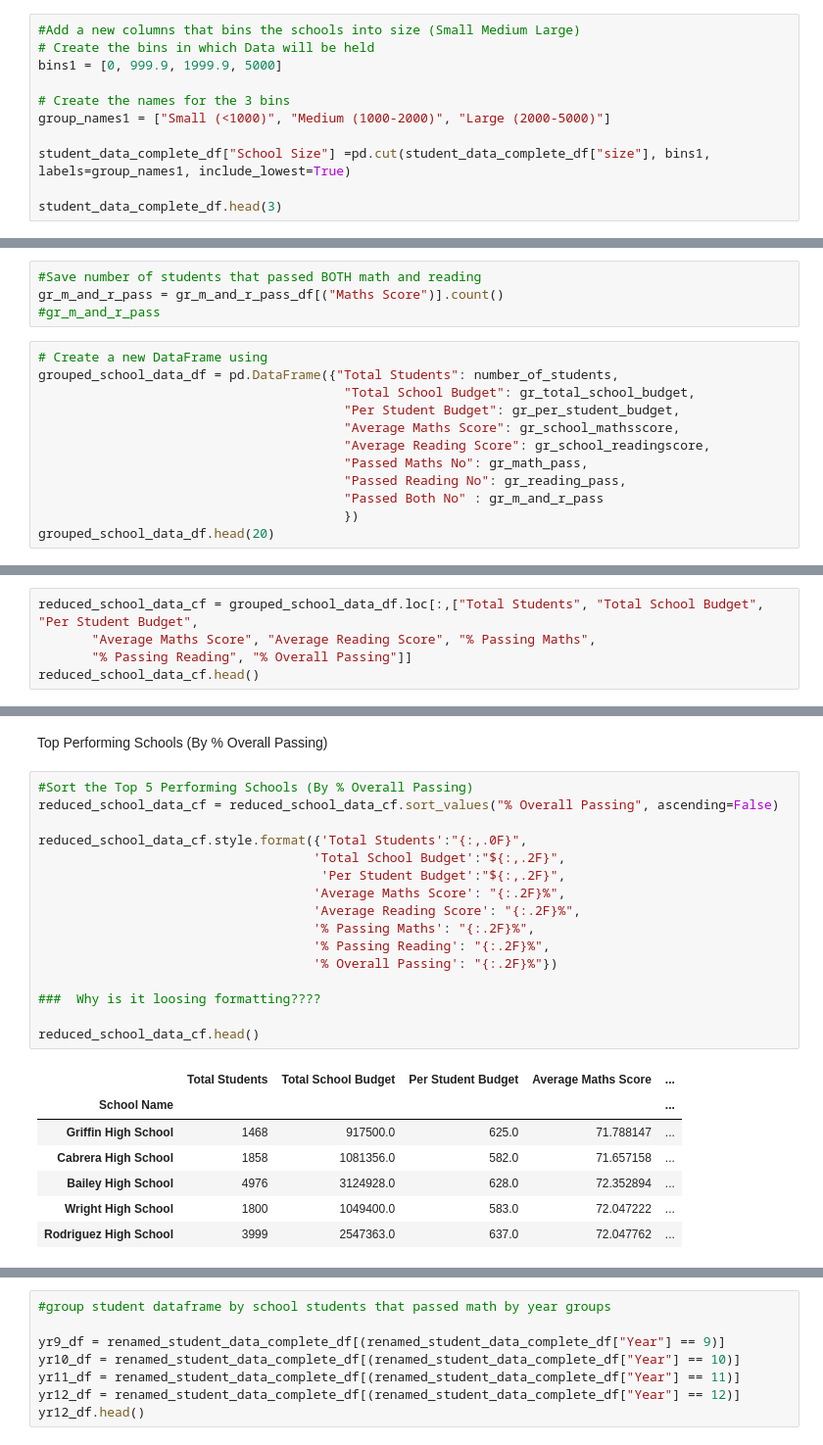
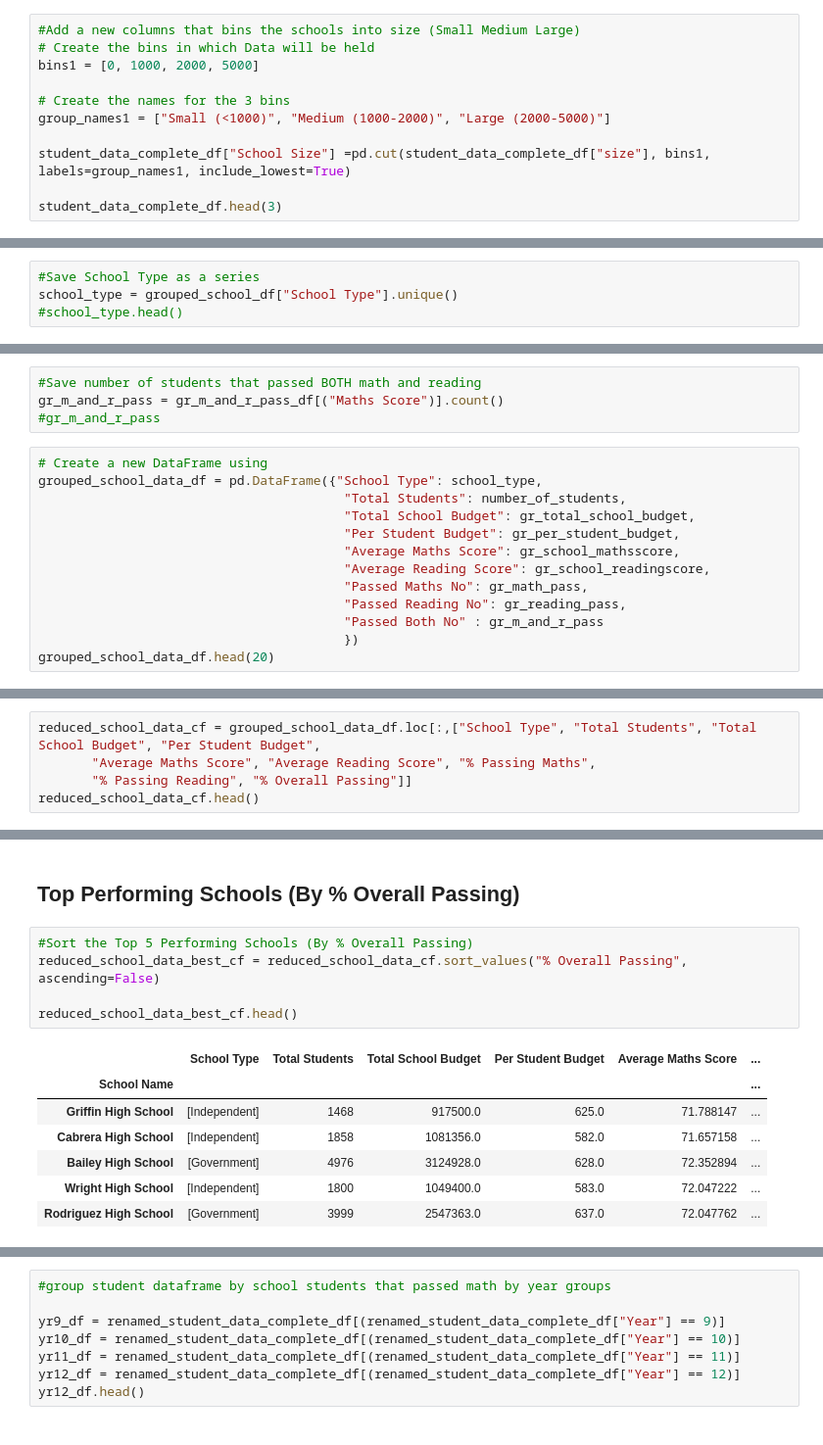
Before and after one commit to dalemunroe/pandas-challenge, a Jupyter notebook: PyCitySchools/PyCitySchools.ipynb, the cells around one changed output, grey strips where cells are left out. Shown at 98% size. Drawn from its saved outputs; the diff is of its cells as text.

```diff
--- a/PyCitySchools/PyCitySchools.ipynb
+++ b/PyCitySchools/PyCitySchools.ipynb
@@ -74,7 +74,7 @@ student_data_complete_df.head(3)
 # %%
 #Add a new columns that bins the schools into size (Small Medium Large)
 # Create the bins in which Data will be held
-bins1 = [0, 999.9, 1999.9, 5000]
+bins1 = [0, 1000, 2000, 5000]
 
 # Create the names for the 3 bins
 group_names1 = ["Small (<1000)", "Medium (1000-2000)", "Large (2000-5000)"]
@@ -250,6 +254,10 @@ grouped_school_df.count().head(20)
 | Thomas High School | 1635 | 1635 | 1635 | 1635 | 1635 | 1635 | 1635 | 1635 | ... |
 | Wilson High School | 2283 | 2283 | 2283 | 2283 | 2283 | 2283 | 2283 | 2283 | ... |
 | Wright High School | 1800 | 1800 | 1800 | 1800 | 1800 | 1800 | 1800 | 1800 | ... |
+# %%
+#Save School Type as a series
+school_type = grouped_school_df["School Type"].unique()
+#school_type.head()
 # %%
 #Save number of students as a series
 number_of_students = grouped_school_df[("Total Students")].count()
@@ -360,7 +368,8 @@ gr_m_and_r_pass = gr_m_and_r_pass_df[("Maths Score")].count()
 #gr_m_and_r_pass
 # %%
 # Create a new DataFrame using
-grouped_school_data_df = pd.DataFrame({"Total Students": number_of_students,
+grouped_school_data_df = pd.DataFrame({"School Type": school_type,
+                                        "Total Students": number_of_students,
                                         "Total School Budget": gr_total_school_budget,
                                         "Per Student Budget": gr_per_student_budget,
                                         "Average Maths Score": gr_school_mathsscore,
@@ -421,5 +430,5 @@ grouped_school_data_df.head()
 # %%
-reduced_school_data_cf = grouped_school_data_df.loc[:,["Total Students", "Total School Budget", "Per Student Budget",
+reduced_school_data_cf = grouped_school_data_df.loc[:,["School Type", "Total Students", "Total School Budget", "Per Student Budget",
        "Average Maths Score", "Average Reading Score", "% Passing Maths",
        "% Passing Reading", "% Overall Passing"]]
 reduced_school_data_cf.head()
@@ -461,27 +472,16 @@ reduced_school_data_cf.style.format({'Total Students':"{:,.0F}",
 # %% [markdown]
-Top Performing Schools (By % Overall Passing)
+## Top Performing Schools (By % Overall Passing)
 # %%
 #Sort the Top 5 Performing Schools (By % Overall Passing)
-reduced_school_data_cf = reduced_school_data_cf.sort_values("% Overall Passing", ascending=False)
+reduced_school_data_best_cf = reduced_school_data_cf.sort_values("% Overall Passing", ascending=False)
 
-reduced_school_data_cf.style.format({'Total Students':"{:,.0F}",
-                                    'Total School Budget':"${:,.2F}",
-                                     'Per Student Budget':"${:,.2F}",
-                                    'Average Maths Score': "{:.2F}%",
-                                    'Average Reading Score': "{:.2F}%",
-                                    '% Passing Maths': "{:.2F}%",
-                                    '% Passing Reading': "{:.2F}%",
-                                    '% Overall Passing': "{:.2F}%"})
-
-###  Why is it loosing formatting????
-
-reduced_school_data_cf.head()
+reduced_school_data_best_cf.head()
 # %% [output]
-|  | Total Students | Total School Budget | Per Student Budget | Average Maths Score | ... |
-| School Name |  |  |  |  | ... |
-| Griffin High School | 1468 | 917500.0 | 625.0 | 71.788147 | ... |
-| Cabrera High School | 1858 | 1081356.0 | 582.0 | 71.657158 | ... |
-| Bailey High School | 4976 | 3124928.0 | 628.0 | 72.352894 | ... |
-| Wright High School | 1800 | 1049400.0 | 583.0 | 72.047222 | ... |
-| Rodriguez High School | 3999 | 2547363.0 | 637.0 | 72.047762 | ... |
+|  | School Type | Total Students | Total School Budget | Per Student Budget | Average Maths Score | ... |
+| School Name |  |  |  |  |  | ... |
+| Griffin High School | [Independent] | 1468 | 917500.0 | 625.0 | 71.788147 | ... |
+| Cabrera High School | [Independent] | 1858 | 1081356.0 | 582.0 | 71.657158 | ... |
+| Bailey High School | [Government] | 4976 | 3124928.0 | 628.0 | 72.352894 | ... |
+| Wright High School | [Independent] | 1800 | 1049400.0 | 583.0 | 72.047222 | ... |
+| Rodriguez High School | [Government] | 3999 | 2547363.0 | 637.0 | 72.047762 | ... |
 # %% [markdown]
```
Also changed, not shown: parts of 30 cells of this notebook.
